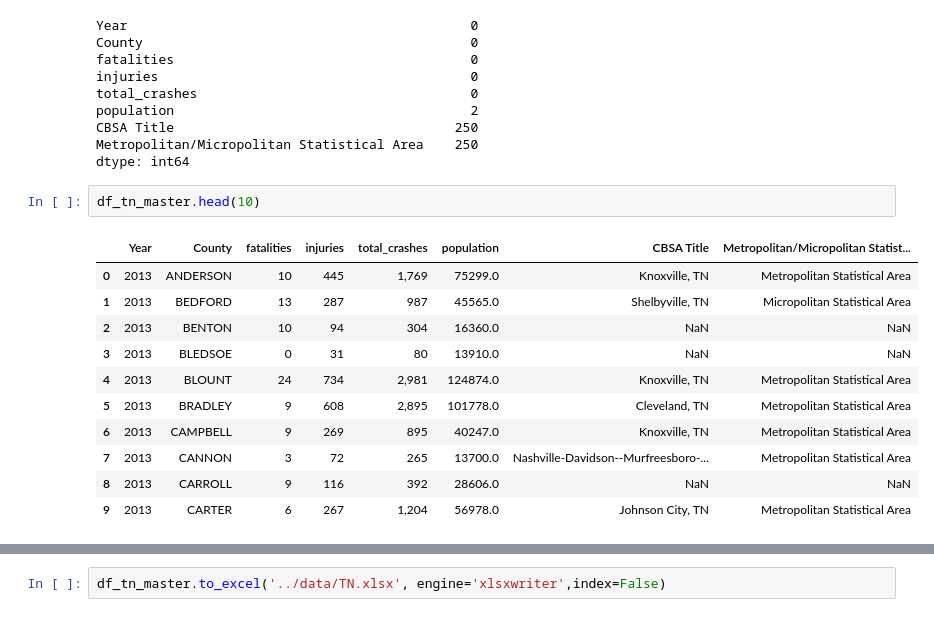
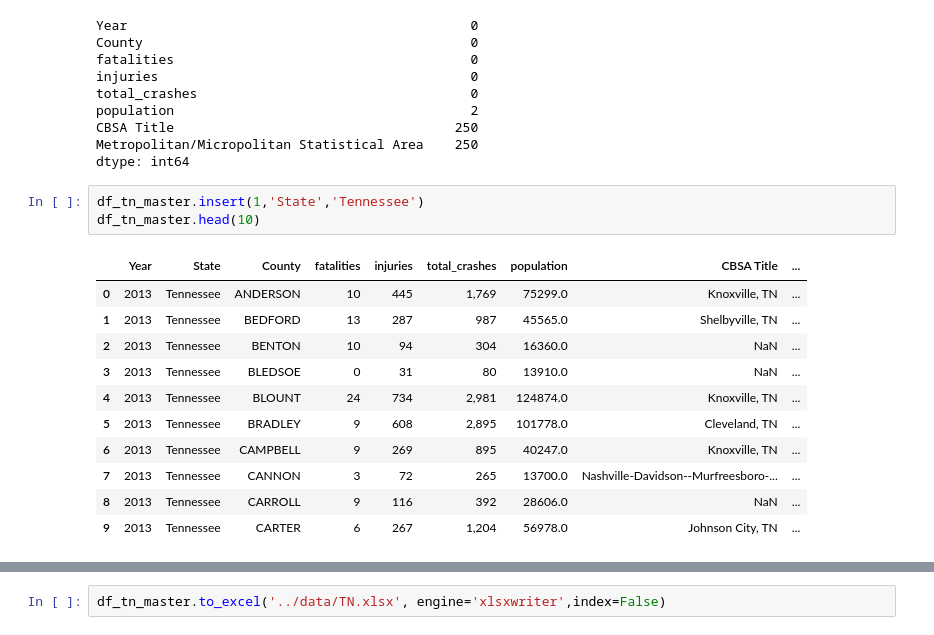
Before and after one commit to igoike/Capstone, a Jupyter notebook: notebooks/tn_analysis.ipynb, the cells around one changed output, grey strips where cells are left out. Cells and saved outputs as stored; diff of their text form.

Commit message:
master file created

```diff
--- a/notebooks/tn_analysis.ipynb
+++ b/notebooks/tn_analysis.ipynb
@@ -151,19 +151,20 @@ CBSA Title                                    250
 Metropolitan/Micropolitan Statistical Area    250
 dtype: int64
 # %%
+df_tn_master.insert(1,'State','Tennessee')
 df_tn_master.head(10)
 # %% [output]
-|  | Year | County | fatalities | injuries | total_crashes | population | CBSA Title | Metropolitan/Micropolitan Statist... |
-| 0 | 2013 | ANDERSON | 10 | 445 | 1,769 | 75299.0 | Knoxville, TN | Metropolitan Statistical Area |
-| 1 | 2013 | BEDFORD | 13 | 287 | 987 | 45565.0 | Shelbyville, TN | Micropolitan Statistical Area |
-| 2 | 2013 | BENTON | 10 | 94 | 304 | 16360.0 | NaN | NaN |
-| 3 | 2013 | BLEDSOE | 0 | 31 | 80 | 13910.0 | NaN | NaN |
-| 4 | 2013 | BLOUNT | 24 | 734 | 2,981 | 124874.0 | Knoxville, TN | Metropolitan Statistical Area |
-| 5 | 2013 | BRADLEY | 9 | 608 | 2,895 | 101778.0 | Cleveland, TN | Metropolitan Statistical Area |
-| 6 | 2013 | CAMPBELL | 9 | 269 | 895 | 40247.0 | Knoxville, TN | Metropolitan Statistical Area |
-| 7 | 2013 | CANNON | 3 | 72 | 265 | 13700.0 | Nashville-Davidson--Murfreesboro-... | Metropolitan Statistical Area |
-| 8 | 2013 | CARROLL | 9 | 116 | 392 | 28606.0 | NaN | NaN |
-| 9 | 2013 | CARTER | 6 | 267 | 1,204 | 56978.0 | Johnson City, TN | Metropolitan Statistical Area |
+|  | Year | State | County | fatalities | injuries | total_crashes | population | CBSA Title | ... |
+| 0 | 2013 | Tennessee | ANDERSON | 10 | 445 | 1,769 | 75299.0 | Knoxville, TN | ... |
+| 1 | 2013 | Tennessee | BEDFORD | 13 | 287 | 987 | 45565.0 | Shelbyville, TN | ... |
+| 2 | 2013 | Tennessee | BENTON | 10 | 94 | 304 | 16360.0 | NaN | ... |
+| 3 | 2013 | Tennessee | BLEDSOE | 0 | 31 | 80 | 13910.0 | NaN | ... |
+| 4 | 2013 | Tennessee | BLOUNT | 24 | 734 | 2,981 | 124874.0 | Knoxville, TN | ... |
+| 5 | 2013 | Tennessee | BRADLEY | 9 | 608 | 2,895 | 101778.0 | Cleveland, TN | ... |
+| 6 | 2013 | Tennessee | CAMPBELL | 9 | 269 | 895 | 40247.0 | Knoxville, TN | ... |
+| 7 | 2013 | Tennessee | CANNON | 3 | 72 | 265 | 13700.0 | Nashville-Davidson--Murfreesboro-... | ... |
+| 8 | 2013 | Tennessee | CARROLL | 9 | 116 | 392 | 28606.0 | NaN | ... |
+| 9 | 2013 | Tennessee | CARTER | 6 | 267 | 1,204 | 56978.0 | Johnson City, TN | ... |
 # %%
 df_tn_master.tail(10)
 # %% [output]
```
Also changed, not shown: parts of 4 cells of this notebook, 42 other files.
